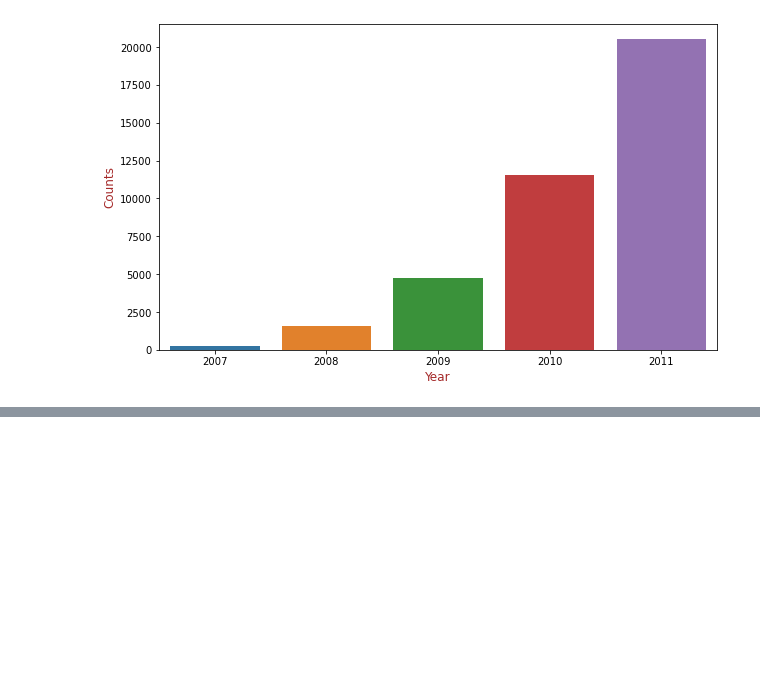
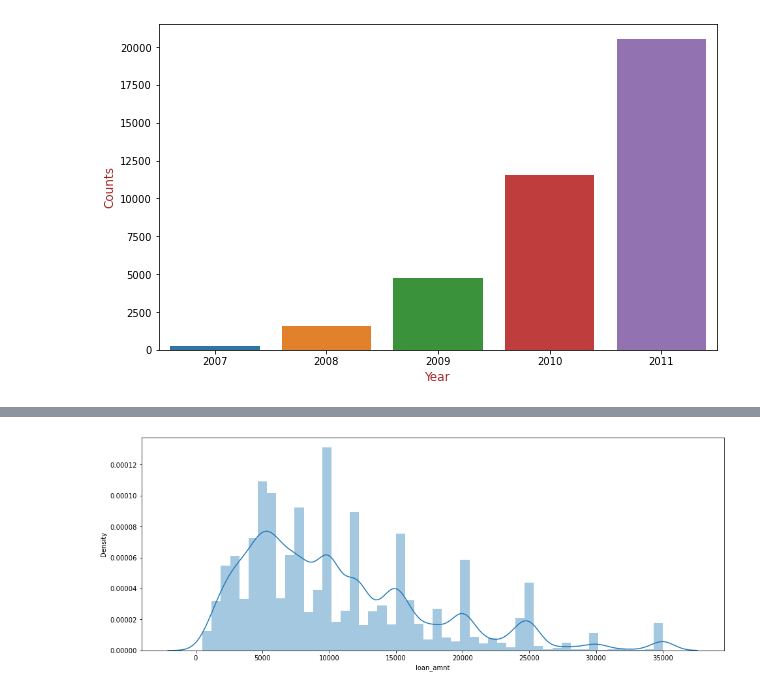
Before and after one commit to bappa-2000/LendingClubCaseStudy, a Jupyter notebook: Sanjay_Saini.ipynb, the cells around one changed output, grey strips where cells are left out. Drawn from its saved outputs; the diff is of its cells as text; code cells hidden in the pictures; blank space fills up the shorter version.

```diff
--- a/Sanjay_Saini.ipynb
+++ b/Sanjay_Saini.ipynb
@@ -686,0 +659,7 @@ plt.show()
+# %%
+#Univariate analysis for Loan Amount
+plt.figure(figsize=[16,6])
+sns.distplot(loan_all.loan_amnt)
+plt.show()
+# %% [output]
+[figure, added]
```
Also changed, not shown: parts of 14 cells of this notebook.
